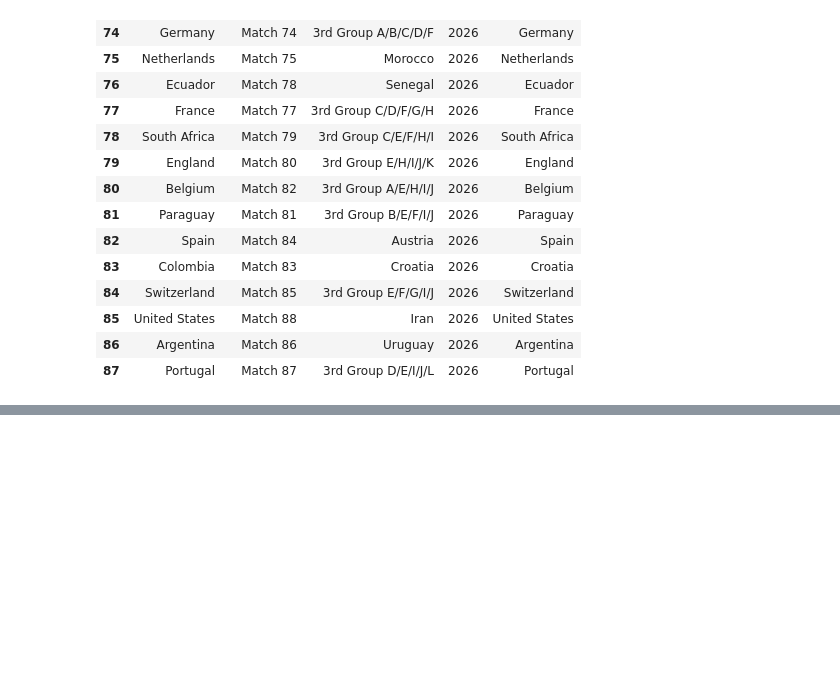
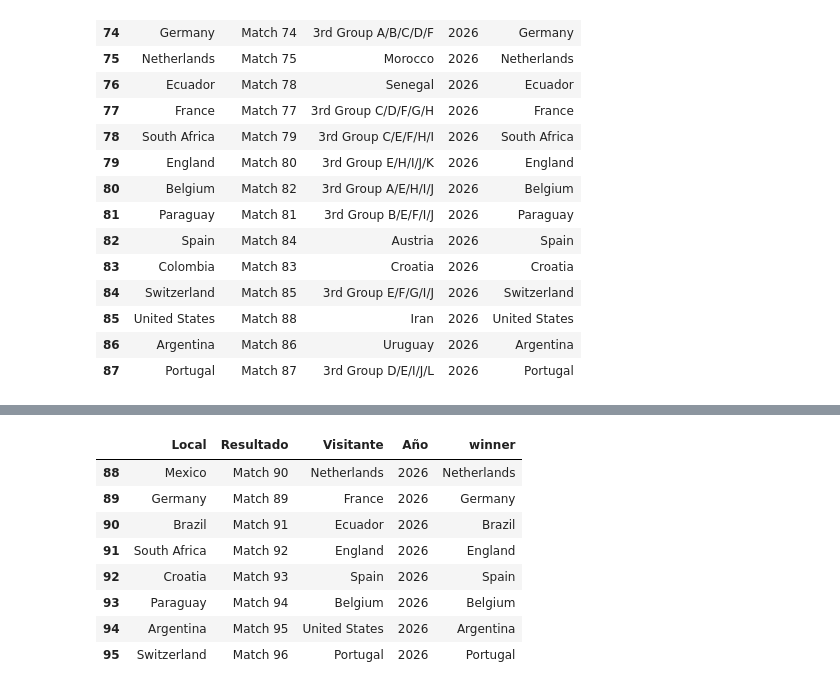
Before and after one commit to IVDAL2NIGHT/FIFA-Worldcup-2026-winner-predictor, a Jupyter notebook: modelo.ipynb, the cells around one changed output, grey strips where cells are left out. Drawn from its saved outputs; the diff is of its cells as text; code cells hidden in the pictures; blank space fills up the shorter version.

```diff
--- a/modelo.ipynb
+++ b/modelo.ipynb
@@ -384,0 +396,12 @@ get_winner(df_fixture_32)
+# %%
+get_winner(df_fixture_8)
+# %% [output]
+|  | Local | Resultado | Visitante | Año | winner |
+| 88 | Mexico | Match 90 | Netherlands | 2026 | Netherlands |
+| 89 | Germany | Match 89 | France | 2026 | Germany |
+| 90 | Brazil | Match 91 | Ecuador | 2026 | Brazil |
+| 91 | South Africa | Match 92 | England | 2026 | England |
+| 92 | Croatia | Match 93 | Spain | 2026 | Spain |
+| 93 | Paraguay | Match 94 | Belgium | 2026 | Belgium |
+| 94 | Argentina | Match 95 | United States | 2026 | Argentina |
+| 95 | Switzerland | Match 96 | Portugal | 2026 | Portugal |
```
Also changed, not shown: parts of 20 cells of this notebook.
